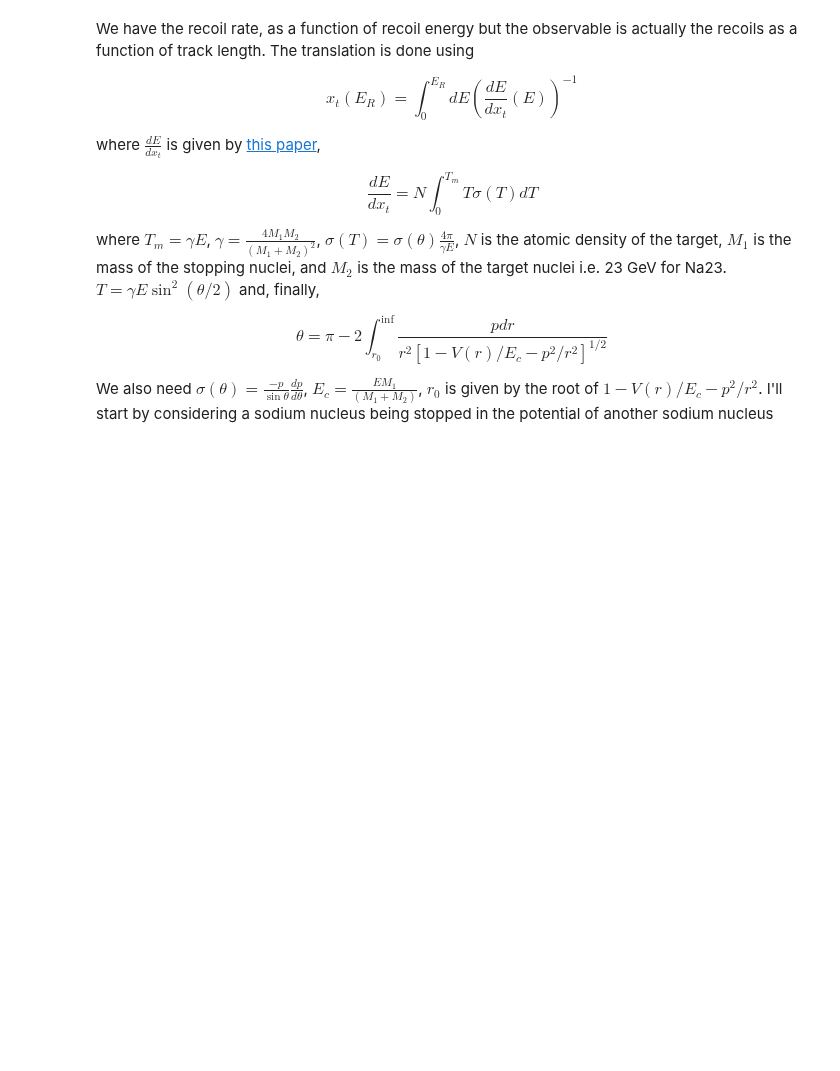
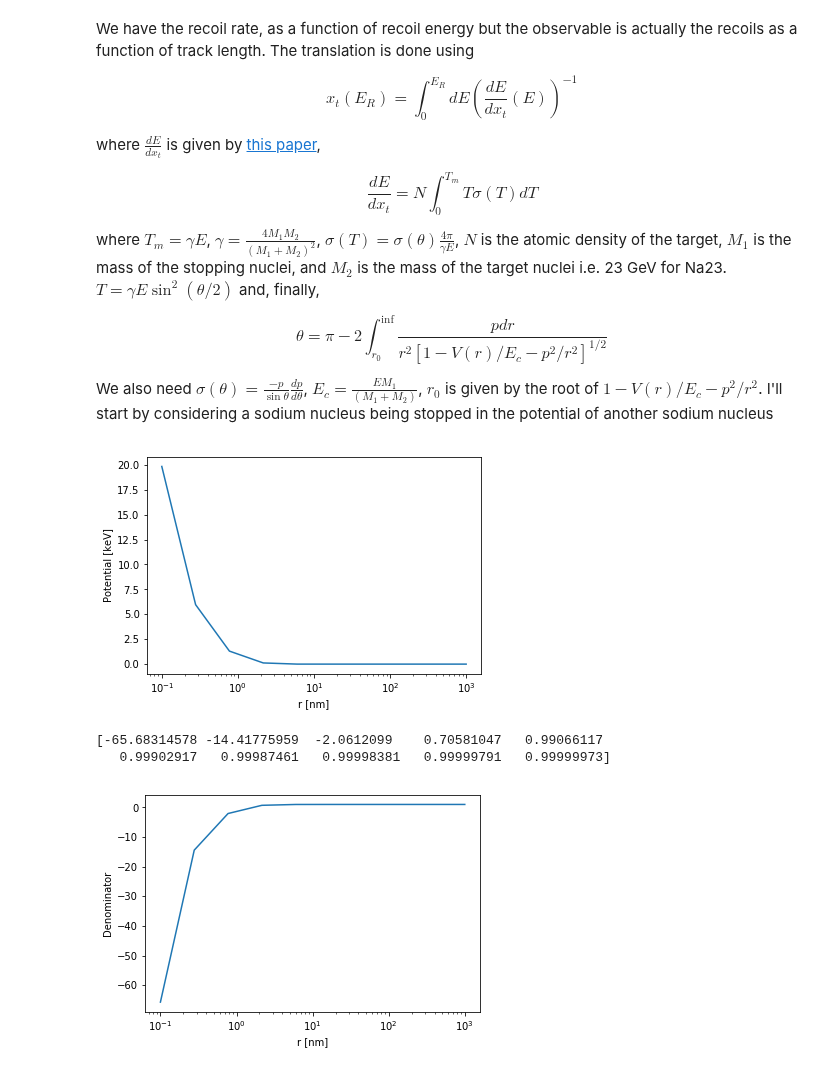
Before and after one commit to tedwards2412/paleo_detectors, a Jupyter notebook: Notebooks/Length_distribution.ipynb, the cells around one changed output. Saved outputs shown, nothing was run; the diff lists cells and outputs as text; code cells hidden in the pictures; blank space fills up the shorter version.

```diff
--- a/Notebooks/Length_distribution.ipynb
+++ b/Notebooks/Length_distribution.ipynb
@@ -101,6 +101,25 @@ def calc_dEdx(E, p):
     Tm = gamma*E
     inte = lambda T: T*calc_sigmaT(T, E, p)
     return N*quad(inte, 0., Tm)[0]
+# %%
+Ec = M_Na*1./(2*M_Na)
+root = lambda r: 1-V(r)/Ec-p**2/r**2
+rtest = np.logspace(-1,3,10)
+plt.semilogx(rtest,V(rtest))
+plt.ylabel("Potential [keV]")
+plt.xlabel("r [nm]")
+plt.show()
+
+print(root(rtest))
+plt.semilogx(rtest,root(rtest))
+plt.ylabel("Denominator")
+plt.xlabel("r [nm]")
+plt.show()
+# %% [output]
+[figure, added]
+[-65.68314578 -14.41775959  -2.0612099    0.70581047   0.99066117
+   0.99902917   0.99987461   0.99998381   0.99999791   0.99999973]
+[figure, added]
 # %%
 cp = np.zeros(11)
 cp[0] = 1e-6
```
Also changed, not shown: parts of 7 cells of this notebook.
